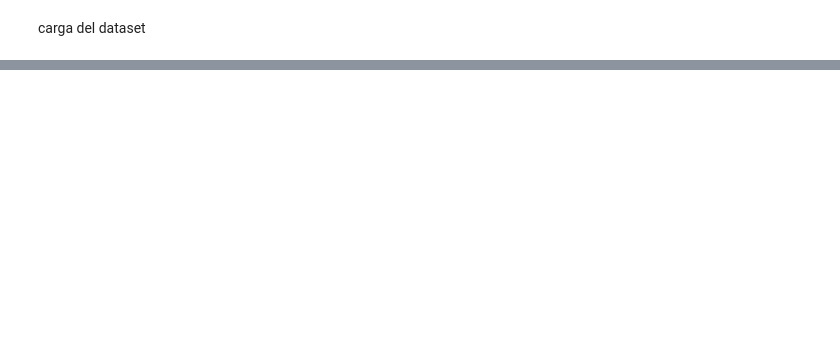
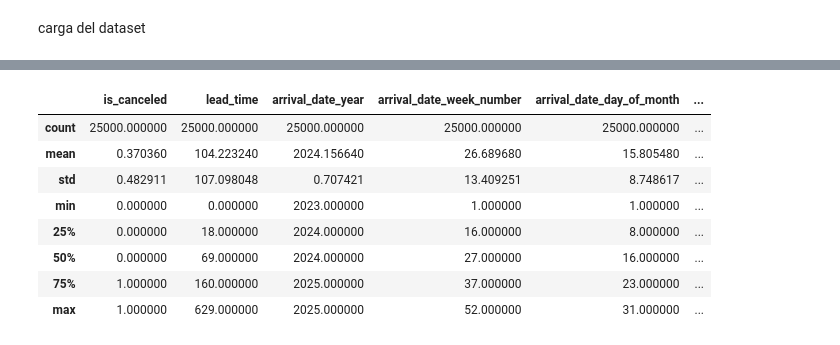
Before and after one commit to manfredialdo/iad-tpi01, a Jupyter notebook: Manfredi_Aldo_10_Entrega2.ipynb, the cells around one changed output, grey strips where cells are left out. Saved outputs shown, nothing was run; the diff lists cells and outputs as text; code cells hidden in the pictures; blank space fills up the shorter version.

```diff
--- a/Manfredi_Aldo_10_Entrega2.ipynb
+++ b/Manfredi_Aldo_10_Entrega2.ipynb
@@ -102,0 +108,3 @@ df = pd.read_csv(url)
+# %%
+# Conserva el dataset original intacto y aplica los cambios sobre una copia?
+df_limpio = df.copy()
@@ -102,0 +138,13 @@ df = pd.read_csv(url)
+# %%
+# resumen estadistico
+df_limpio.describe()
+# %% [output]
+|  | is_canceled | lead_time | arrival_date_year | arrival_date_week_number | arrival_date_day_of_month | ... |
+| count | 25000.000000 | 25000.000000 | 25000.000000 | 25000.000000 | 25000.000000 | ... |
+| mean | 0.370360 | 104.223240 | 2024.156640 | 26.689680 | 15.805480 | ... |
+| std | 0.482911 | 107.098048 | 0.707421 | 13.409251 | 8.748617 | ... |
+| min | 0.000000 | 0.000000 | 2023.000000 | 1.000000 | 1.000000 | ... |
+| 25% | 0.000000 | 18.000000 | 2024.000000 | 16.000000 | 8.000000 | ... |
+| 50% | 0.000000 | 69.000000 | 2024.000000 | 27.000000 | 16.000000 | ... |
+| 75% | 1.000000 | 160.000000 | 2025.000000 | 37.000000 | 23.000000 | ... |
+| max | 1.000000 | 629.000000 | 2025.000000 | 52.000000 | 31.000000 | ... |
```
Also changed, not shown: parts of 15 cells of this notebook.
